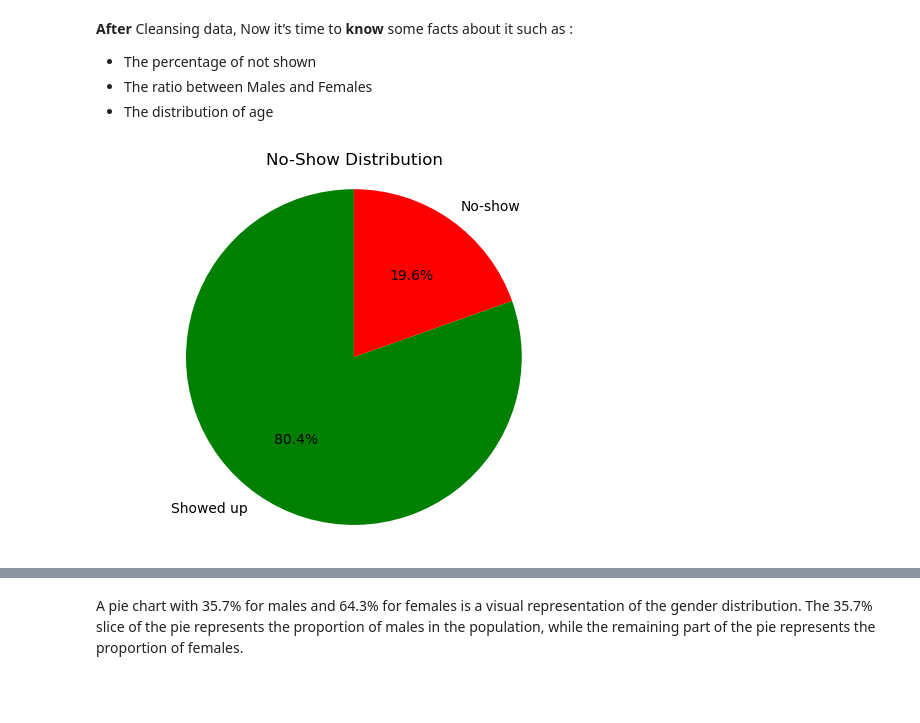
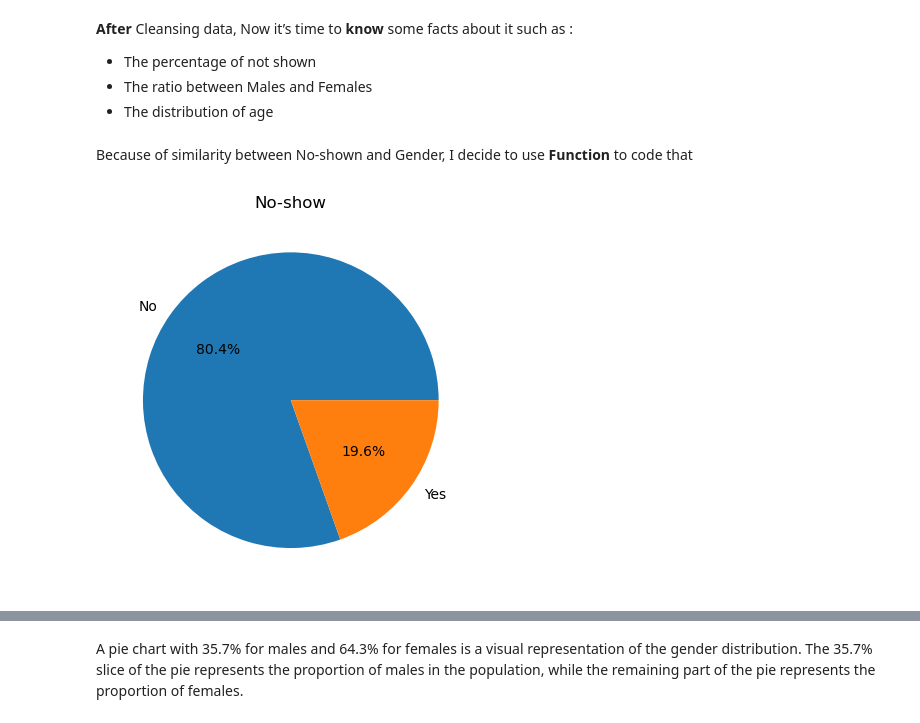
Before and after one commit to afayez7/no_app, a Jupyter notebook: no-app.ipynb, the cells around one changed output, grey strips where cells are left out. Cells and saved outputs as stored; diff of their text form; code cells hidden in the pictures; blank space fills up the shorter version.

```diff
--- a/no-app.ipynb
+++ b/no-app.ipynb
@@ -148,16 +148,18 @@ All values are Positive int.
 * The percentage of not shown
 * The ratio between Males and Females
 * The distribution of age
-# %%
-# Group the data by No-show
-noshow_counts = df.groupby('No-show').size()
-
-# Create a pie chart
-labels = ['Showed up', 'No-show']
-colors = ['green', 'red']
-plt.pie(noshow_counts, labels=labels, colors=colors, autopct='%1.1f%%', startangle=90)
-plt.axis('equal')
-plt.title('No-Show Distribution')
-plt.show()
-# %% [output]
-[figure, removed]
+# %% [markdown]
+Because of similarity between No-shown and Gender, I decide to use **Function** to code that
+# %%
+#function for visualization by pie chart
+def draw_pie_chart(column_name):
+
+    column_data = df[column_name].value_counts()
+    plt.pie(column_data, labels=column_data.index, autopct='%1.1f%%')
+    plt.title(column_name)
+    plt.show()
+# %%
+#Visualization by pie chart for 'No-show'
+draw_pie_chart('No-show')
+# %% [output]
+[figure, added]
```
Also changed, not shown: parts of 5 cells of this notebook.
